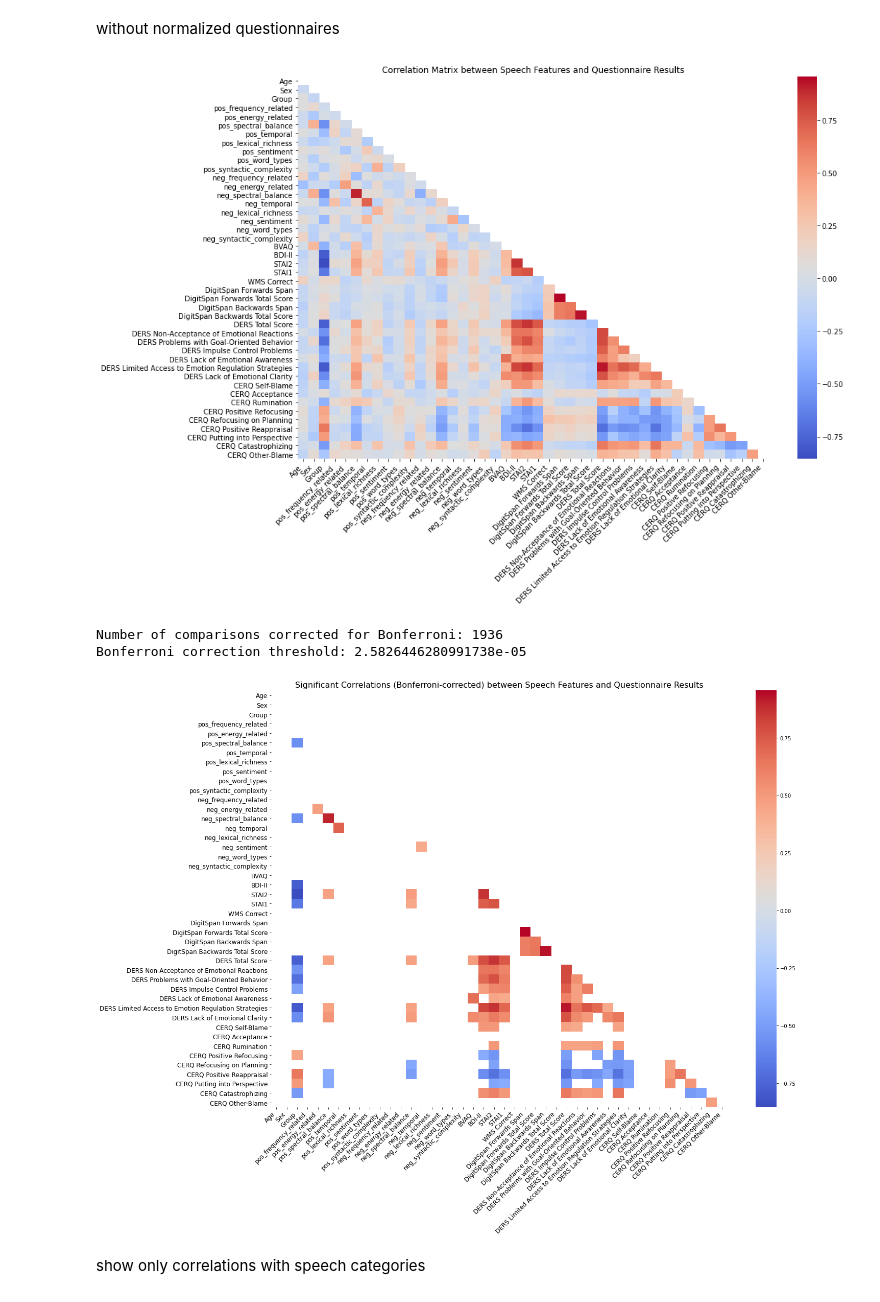
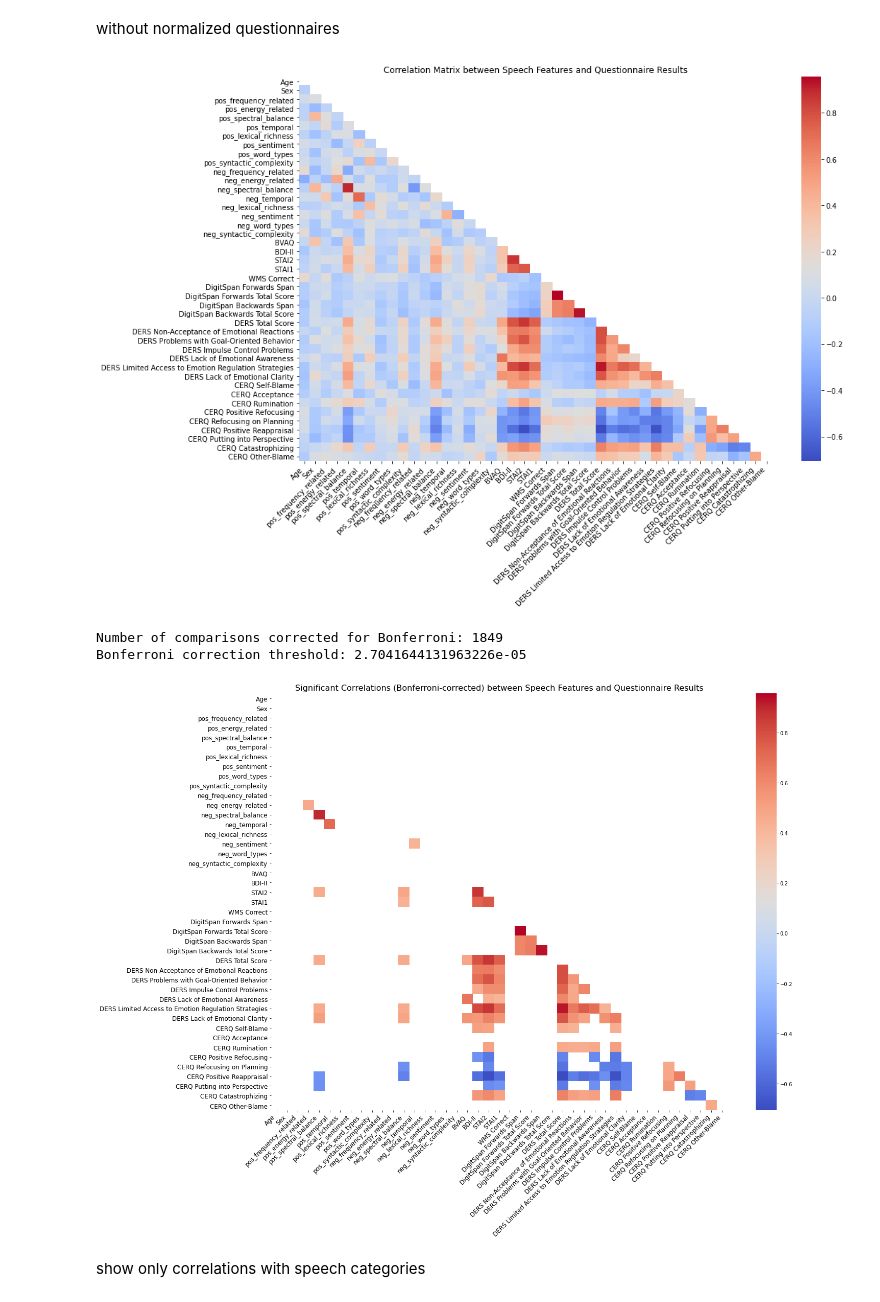
Before and after one commit to JuliaSchraeder/SubliminalVideoPriming, a Jupyter notebook: scripts/speech/speech_category_questionnaire_analysis.ipynb, the cells around one changed output. Drawn from its saved outputs; the diff is of its cells as text; code cells hidden in the pictures.

```diff
--- a/scripts/speech/speech_category_questionnaire_analysis.ipynb
+++ b/scripts/speech/speech_category_questionnaire_analysis.ipynb
@@ -228,6 +229,6 @@ See the caveats in the documentation: https://pandas.pydata.org/pandas-docs/stab
 # %%
 # Exclude some columns from the correlation matrix
-columns_to_exclude = ['TM Practice B', 'TM Practice A']
+columns_to_exclude = ['TM Practice B', 'TM Practice A', 'Group']
 analysis_df_filtered = analysis_df.drop(columns=columns_to_exclude)
 
 # Compute the correlation matrix
@@ -326,7 +327,7 @@ Bonferroni correction threshold: 1.3437248051599033e-05
 without normalized questionnaires
 # %%
 # Exclude some columns from the correlation matrix
-columns_to_exclude = ['TM Practice B', 'TM Practice A',
+columns_to_exclude = ['TM Practice B', 'TM Practice A', 'Group',
     'WMS Correct Norm',
     'Error B Norm',
     'TM B Norm',
@@ -421,37 +422,37 @@ mask = np.triu(np.ones_like(significant_correlations, dtype=bool))
 # Plot the significant correlations using a heatmap
 plt.figure(figsize=(20, 15))
 sns.heatmap(significant_correlations, mask=mask, annot=False, fmt=".2f", cmap="coolwarm", cbar=True)
 plt.title('Significant Correlations (Bonferroni-corrected) between Speech Features and Questionnaire Results', fontsize=16)
 plt.xticks(rotation=45, ha='right', fontsize=12)
 plt.yticks(fontsize=12)
 # Save the figure
 plt.savefig('W:/Fmri_Forschung/Allerlei/JuliaS/GitHub/SubliminalVideoPriming/plots/speech_questionnaire_correlation_significant.png', bbox_inches='tight')
 plt.show()
 
 
 
 # Extract significant correlations
 significant_pairs = []
 
 for row in range(correlation_matrix.shape[0]):
     for col in range(row+1, correlation_matrix.shape[1]):
         if p_values.iloc[row, col] < bonferroni_threshold:
             significant_pairs.append({
                 'Variable1': correlation_matrix.index[row],
                 'Variable2': correlation_matrix.columns[col],
                 'Correlation': correlation_matrix.iloc[row, col],
                 'P-Value': p_values.iloc[row, col]
             })
 
 significant_pairs_df = pd.DataFrame(significant_pairs)
 
 # Save the significant correlations to a CSV file
 significant_pairs_df.to_csv('W:/Fmri_Forschung/Allerlei/JuliaS/GitHub/SubliminalVideoPriming/data/speech/speech_questionnaire_correlation_reduced_corrected.csv', index=False)
 # %% [output]
-[figure, old version]
+[figure, new version]
-Number of comparisons corrected for Bonferroni: 1936
-Bonferroni correction threshold: 2.5826446280991738e-05
+Number of comparisons corrected for Bonferroni: 1849
+Bonferroni correction threshold: 2.7041644131963226e-05
-[figure, old version]
+[figure, new version]
 # %% [markdown]
 show only correlations with speech categories
 # %%
```
Also changed, not shown: parts of 4 cells of this notebook, 11 other files.
